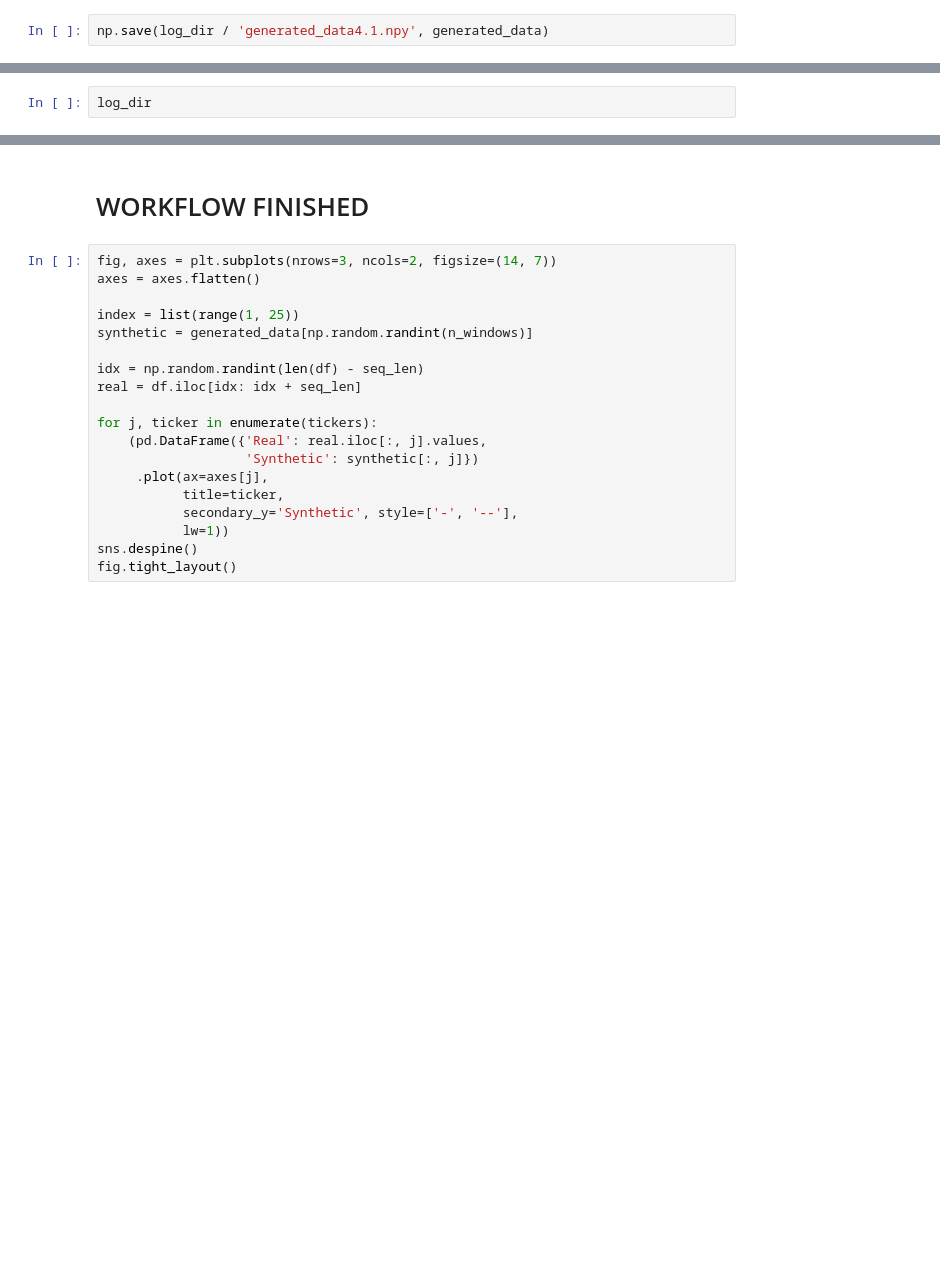
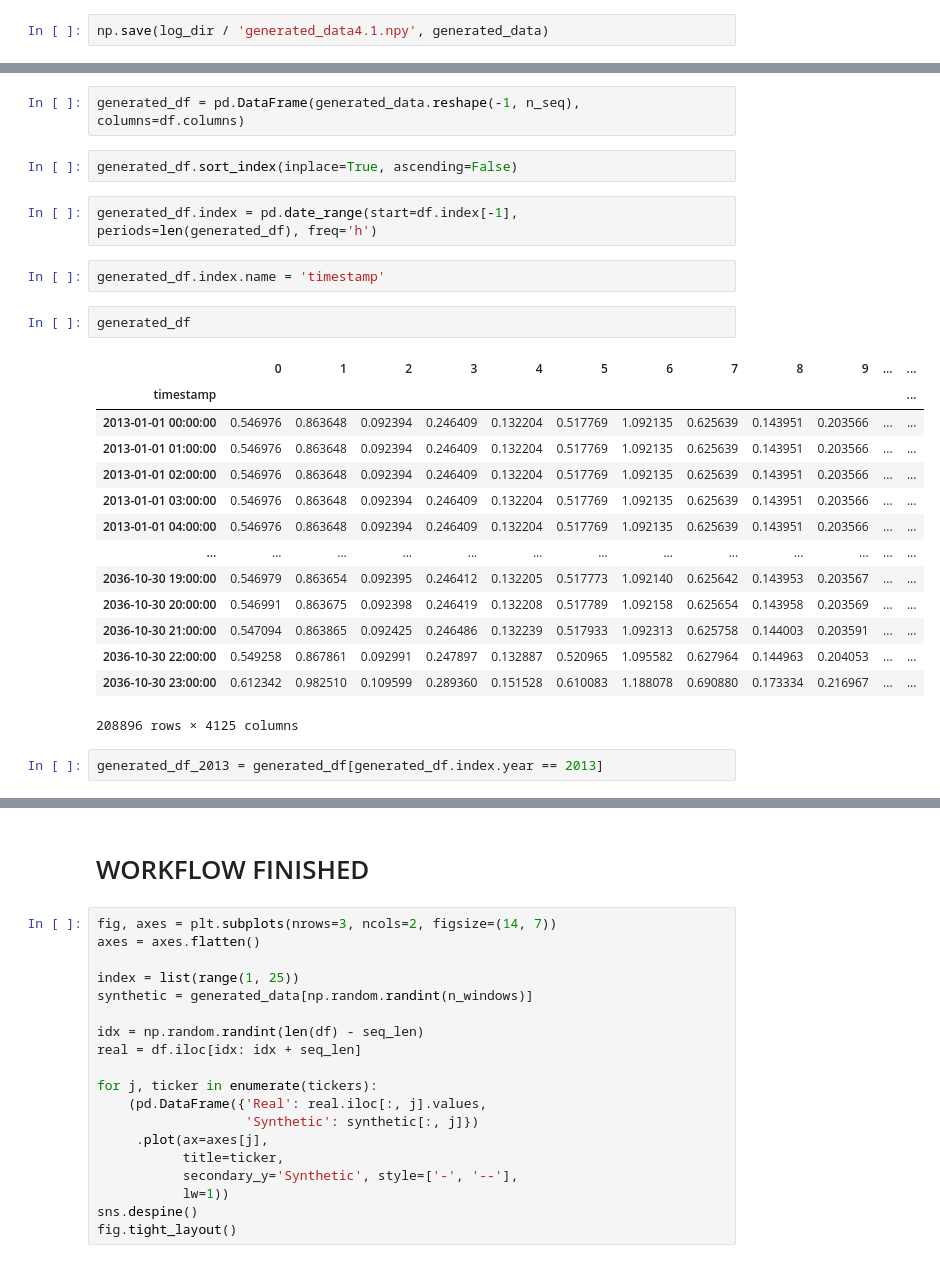
Before and after one commit to balintdecsi/synthetic-haribros-watts-up, a Jupyter notebook: 4.1v2_TimeGAN_workflow.ipynb, the cells around one changed output, grey strips where cells are left out. Drawn from its saved outputs; the diff is of its cells as text; blank space fills up the shorter version.

Commit message:
Convert output data to right format

```diff
--- a/4.1v2_TimeGAN_workflow.ipynb
+++ b/4.1v2_TimeGAN_workflow.ipynb
@@ -384,2 +541,27 @@ generated_data.shape
 # %%
-log_dir
+generated_df = pd.DataFrame(generated_data.reshape(-1, n_seq), columns=df.columns)
+# %%
+generated_df.sort_index(inplace=True, ascending=False)
+# %%
+generated_df.index = pd.date_range(start=df.index[-1], periods=len(generated_df), freq='h')
+# %%
+generated_df.index.name = 'timestamp'
+# %%
+generated_df
+# %% [output]
+|  | 0 | 1 | 2 | 3 | 4 | 5 | 6 | 7 | 8 | 9 | ... | ... |
+| timestamp |  |  |  |  |  |  |  |  |  |  |  | ... |
+| 2013-01-01 00:00:00 | 0.546976 | 0.863648 | 0.092394 | 0.246409 | 0.132204 | 0.517769 | 1.092135 | 0.625639 | 0.143951 | 0.203566 | ... | ... |
+| 2013-01-01 01:00:00 | 0.546976 | 0.863648 | 0.092394 | 0.246409 | 0.132204 | 0.517769 | 1.092135 | 0.625639 | 0.143951 | 0.203566 | ... | ... |
+| 2013-01-01 02:00:00 | 0.546976 | 0.863648 | 0.092394 | 0.246409 | 0.132204 | 0.517769 | 1.092135 | 0.625639 | 0.143951 | 0.203566 | ... | ... |
+| 2013-01-01 03:00:00 | 0.546976 | 0.863648 | 0.092394 | 0.246409 | 0.132204 | 0.517769 | 1.092135 | 0.625639 | 0.143951 | 0.203566 | ... | ... |
+| 2013-01-01 04:00:00 | 0.546976 | 0.863648 | 0.092394 | 0.246409 | 0.132204 | 0.517769 | 1.092135 | 0.625639 | 0.143951 | 0.203566 | ... | ... |
+| ... | ... | ... | ... | ... | ... | ... | ... | ... | ... | ... | ... | ... |
+| 2036-10-30 19:00:00 | 0.546979 | 0.863654 | 0.092395 | 0.246412 | 0.132205 | 0.517773 | 1.092140 | 0.625642 | 0.143953 | 0.203567 | ... | ... |
+| 2036-10-30 20:00:00 | 0.546991 | 0.863675 | 0.092398 | 0.246419 | 0.132208 | 0.517789 | 1.092158 | 0.625654 | 0.143958 | 0.203569 | ... | ... |
+| 2036-10-30 21:00:00 | 0.547094 | 0.863865 | 0.092425 | 0.246486 | 0.132239 | 0.517933 | 1.092313 | 0.625758 | 0.144003 | 0.203591 | ... | ... |
+| 2036-10-30 22:00:00 | 0.549258 | 0.867861 | 0.092991 | 0.247897 | 0.132887 | 0.520965 | 1.095582 | 0.627964 | 0.144963 | 0.204053 | ... | ... |
+| 2036-10-30 23:00:00 | 0.612342 | 0.982510 | 0.109599 | 0.289360 | 0.151528 | 0.610083 | 1.188078 | 0.690880 | 0.173334 | 0.216967 | ... | ... |
+208896 rows × 4125 columns
+# %%
+generated_df_2013 = generated_df[generated_df.index.year == 2013]
```
Also changed, not shown: parts of 29 cells of this notebook.
